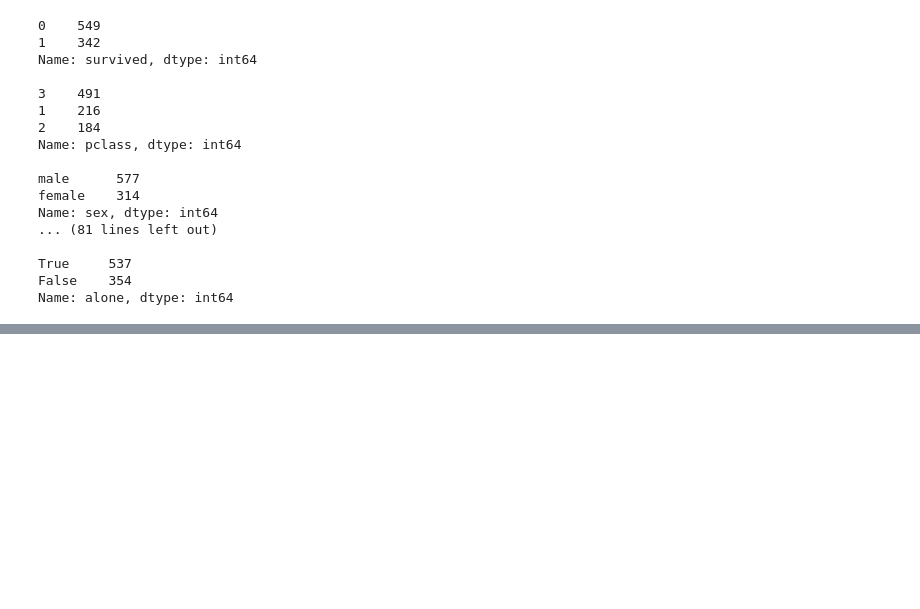
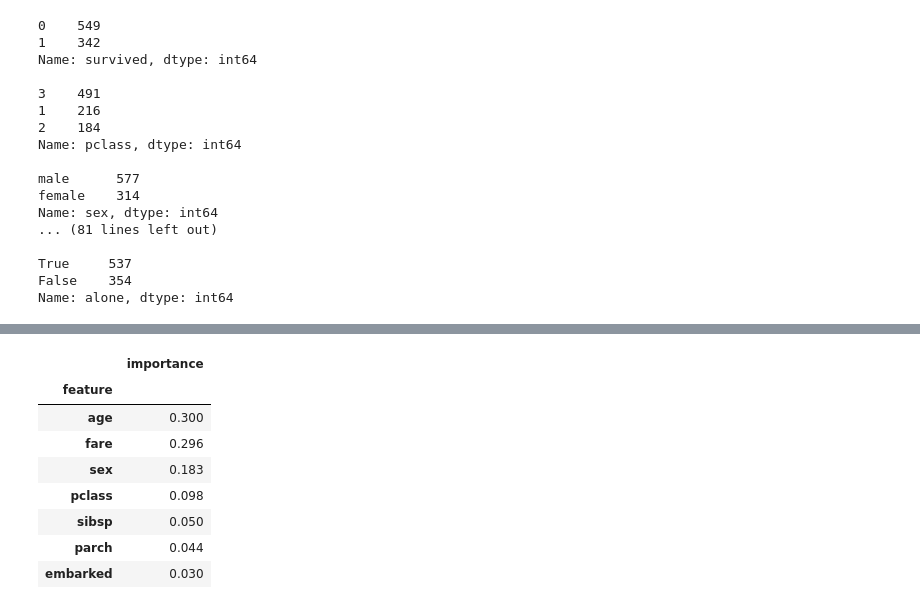
Before and after one commit to llohar/ML-Assignments, a Jupyter notebook: Project4_Soln.ipynb, the cells around one changed output, grey strips where cells are left out. Cells and saved outputs as stored; diff of their text form; code cells hidden in the pictures; blank space fills up the shorter version.

```diff
--- a/Project4_Soln.ipynb
+++ b/Project4_Soln.ipynb
@@ -181,0 +253,4 @@ Name: alone, dtype: int64
+# %%
+# Split the data into independent x and dependent y varibles
+x=titanic.iloc[:,1:8].values
+y=titanic.iloc[:,0].values
@@ -181,0 +356,16 @@ Name: alone, dtype: int64
+# %%
+# Get feature importances\
+forest = model[6]
+importances=pd.DataFrame({'feature':titanic.iloc[:,1:8].columns,'importance':np.round(forest.feature_importances_,3)})
+importances=importances.sort_values('importance',ascending=False).set_index('feature')
+importances
+# %% [output]
+|  | importance |
+| feature |  |
+| age | 0.300 |
+| fare | 0.296 |
+| sex | 0.183 |
+| pclass | 0.098 |
+| sibsp | 0.050 |
+| parch | 0.044 |
+| embarked | 0.030 |
```
Also changed, not shown: parts of 13 cells of this notebook.
